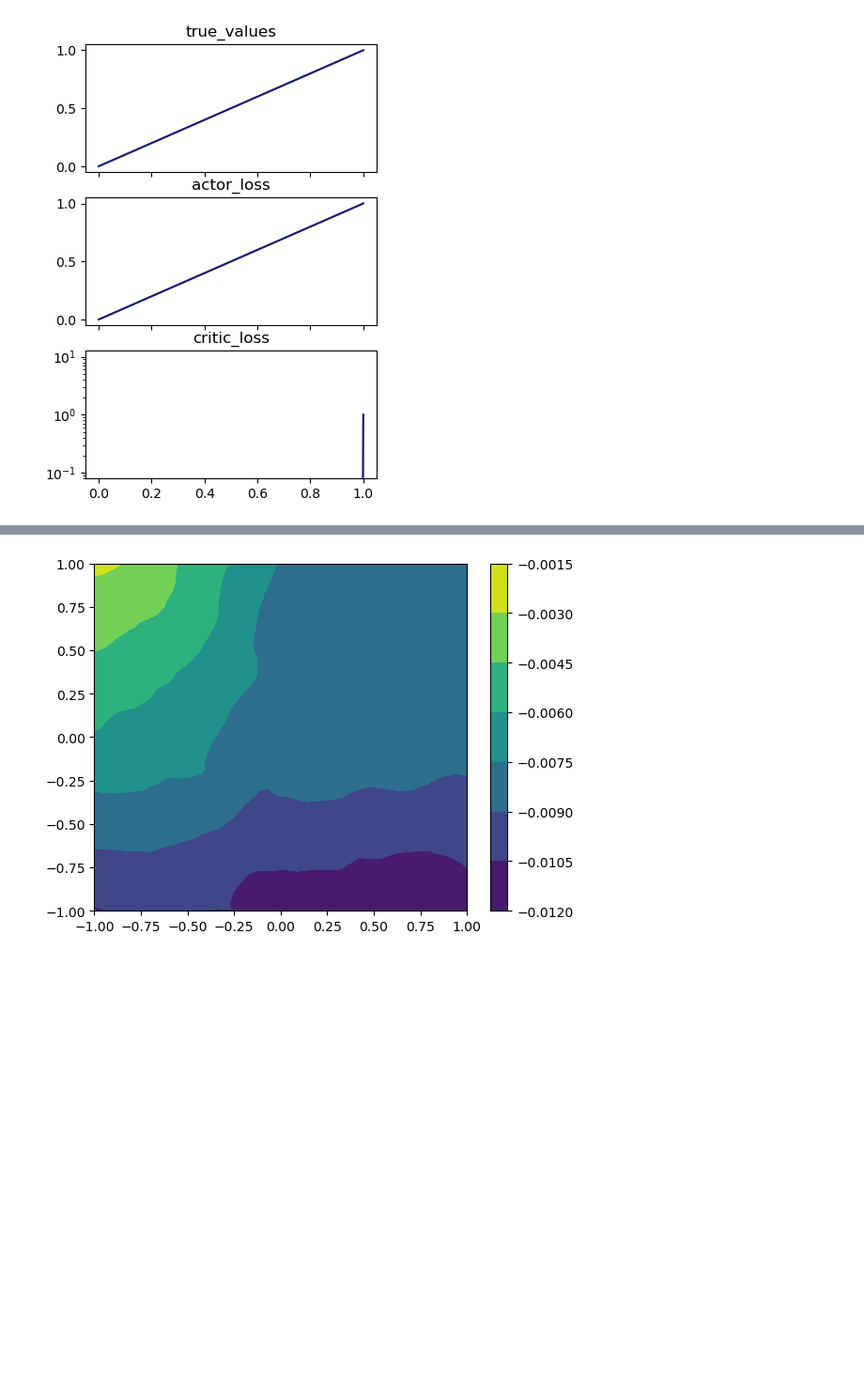
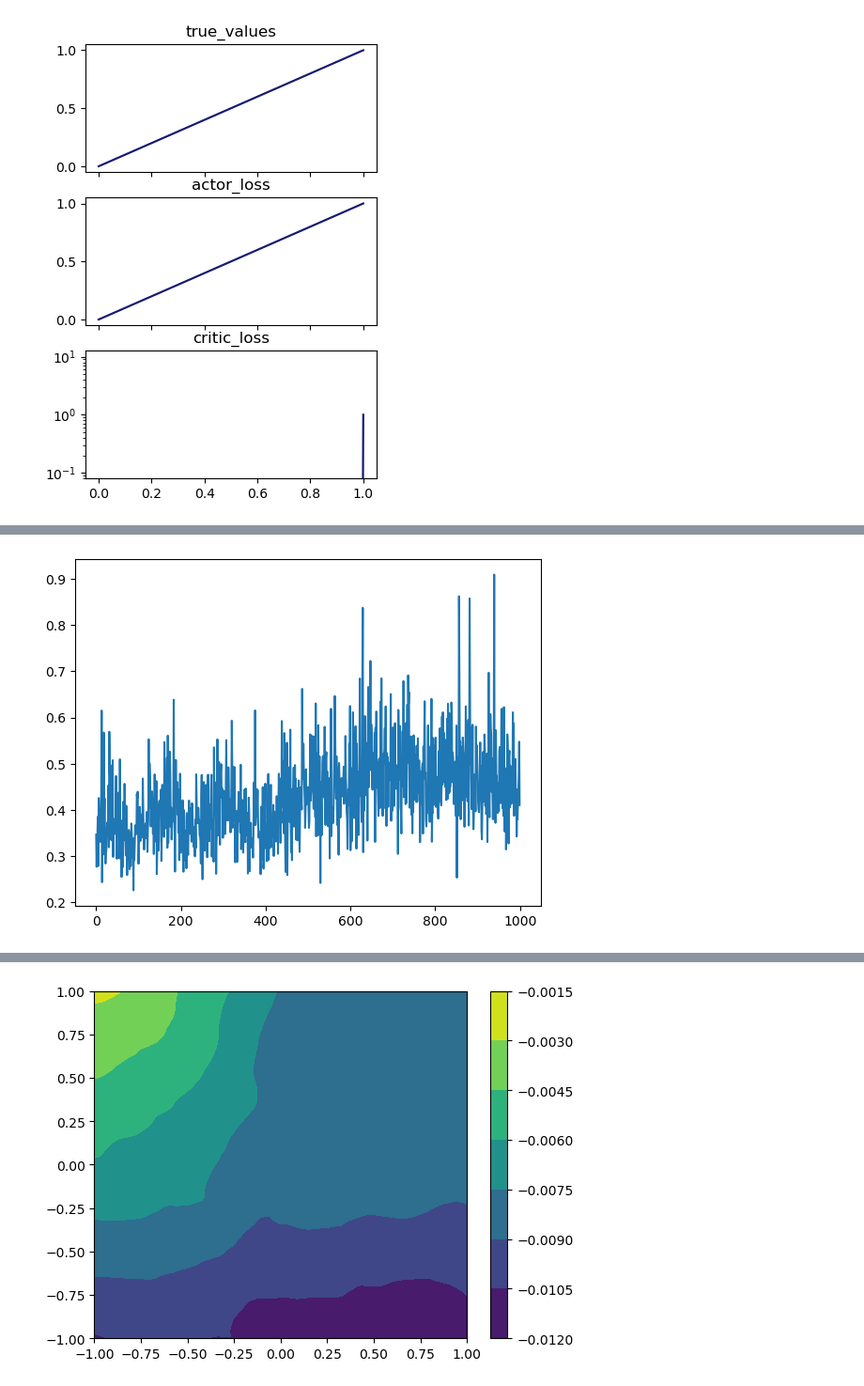
Before and after one commit to liziyao99/multi-debris-avoidance, a Jupyter notebook: test.ipynb, the cells around one changed output, grey strips where cells are left out. Shown at 94% size. Cells and saved outputs as stored; diff of their text form; code cells hidden in the pictures; blank space fills up the shorter version.

```diff
--- a/test.ipynb
+++ b/test.ipynb
@@ -25,7 +25,7 @@ T.agent.load("../model/seq.ptd")
 import rich.progress
 import matplotlib.pyplot as plt
 n = 1000
-batch_size = 512
+batch_size = 64
 horizon = 3600
 loss_list = []
 with rich.progress.Progress() as pbar:
@@ -41,6 +41,13 @@ plt.plot(loss_list)
 plt.show()
 # %% [output]
 [interactive output not drawn]
+# %%
+T.agent.save("../model/seq.ptd")
+plt.close("all")
+plt.plot(loss_list)
+plt.show()
+# %% [output]
+[figure, added]
 # %%
 T.train(n_epoch=10)
 # %%
```
Also changed, not shown: parts of 7 cells of this notebook, 2 other files.
